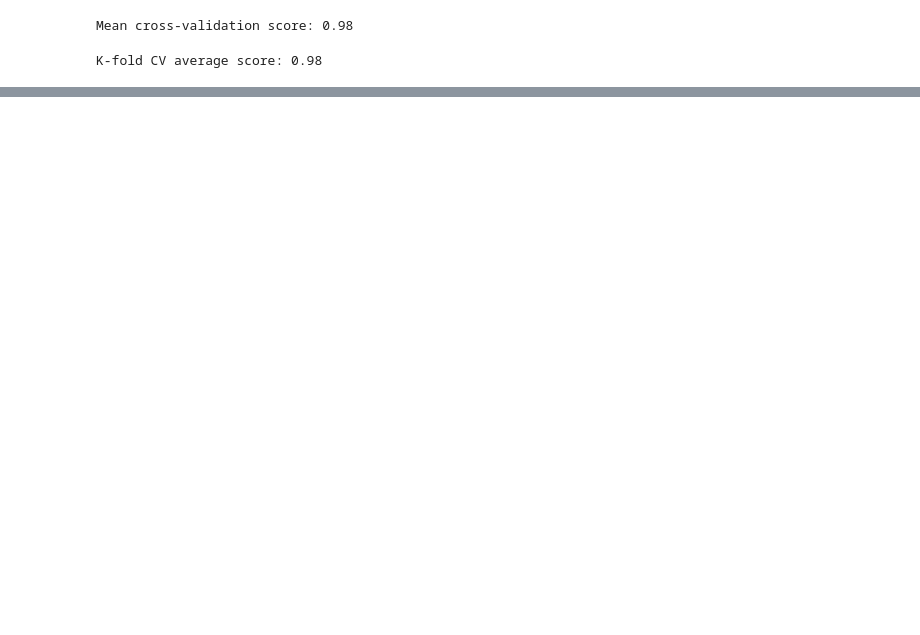
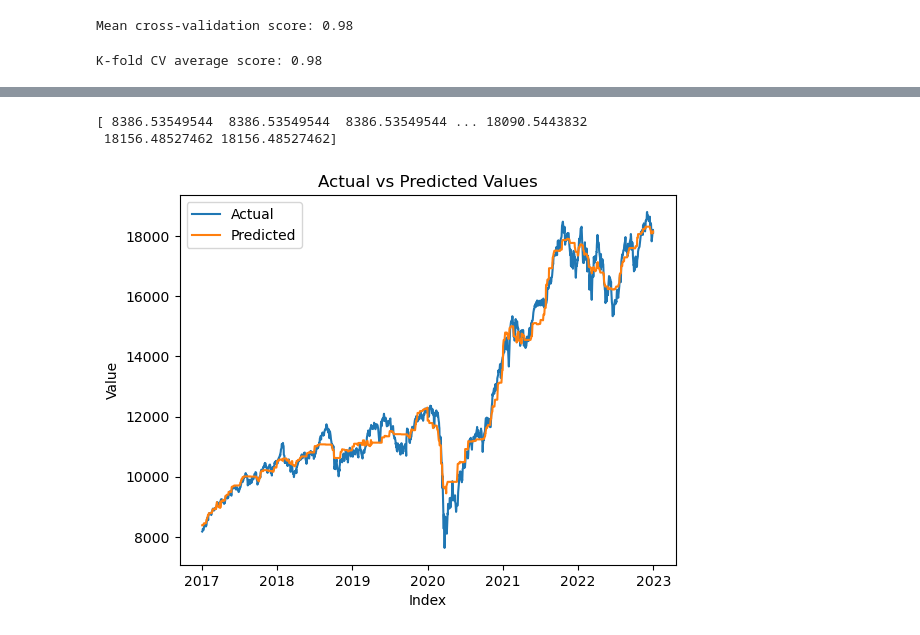
Before and after one commit to Abbas-Source/alianzworkz-internship, a Jupyter notebook: GradientBoostingRegressor/gbregressor-for-stock-market-value-prediction.ipynb, the cells around one changed output, grey strips where cells are left out. Saved outputs shown, nothing was run; the diff lists cells and outputs as text; code cells hidden in the pictures; blank space fills up the shorter version.

```diff
--- a/GradientBoostingRegressor/gbregressor-for-stock-market-value-prediction.ipynb
+++ b/GradientBoostingRegressor/gbregressor-for-stock-market-value-prediction.ipynb
@@ -117,0 +118,18 @@ plt.show()
+# %%
+#predict value against test
+predicted=gbr.predict(df[features])
+print(predicted)
+# %% [output]
+[ 8386.53549544  8386.53549544  8386.53549544 ... 18090.5443832
+ 18156.48527462 18156.48527462]
+# %%
+# Plot the actual vs predicted values
+plt.plot(df.index,df[target], label='Actual')
+plt.plot(df.index,predicted, label='Predicted')
+plt.xlabel('Index')
+plt.ylabel('Value')
+plt.title('Actual vs Predicted Values')
+plt.legend()
+plt.show()
+# %% [output]
+[figure, added]
```
Also changed, not shown: parts of 14 cells of this notebook.
